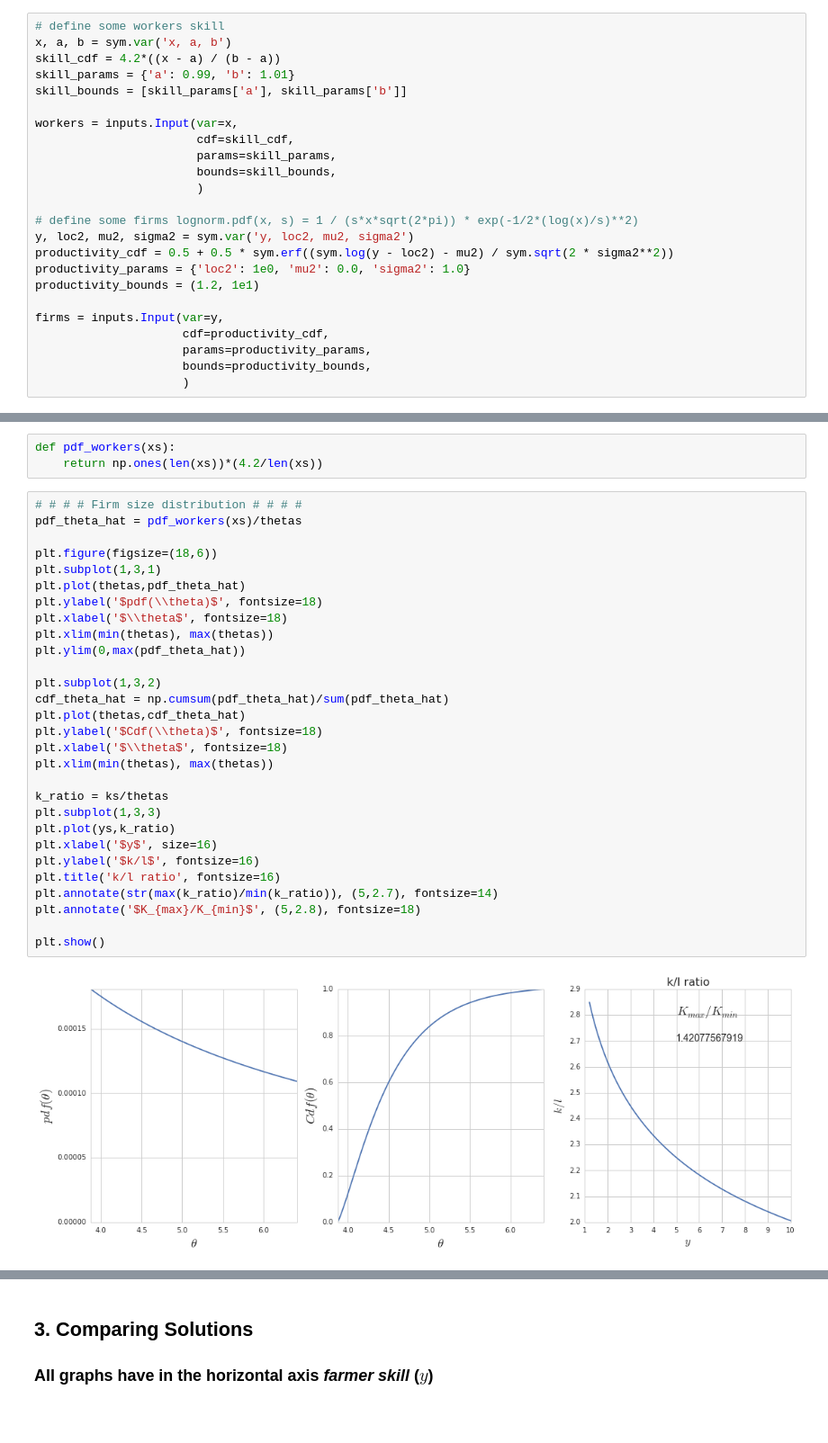
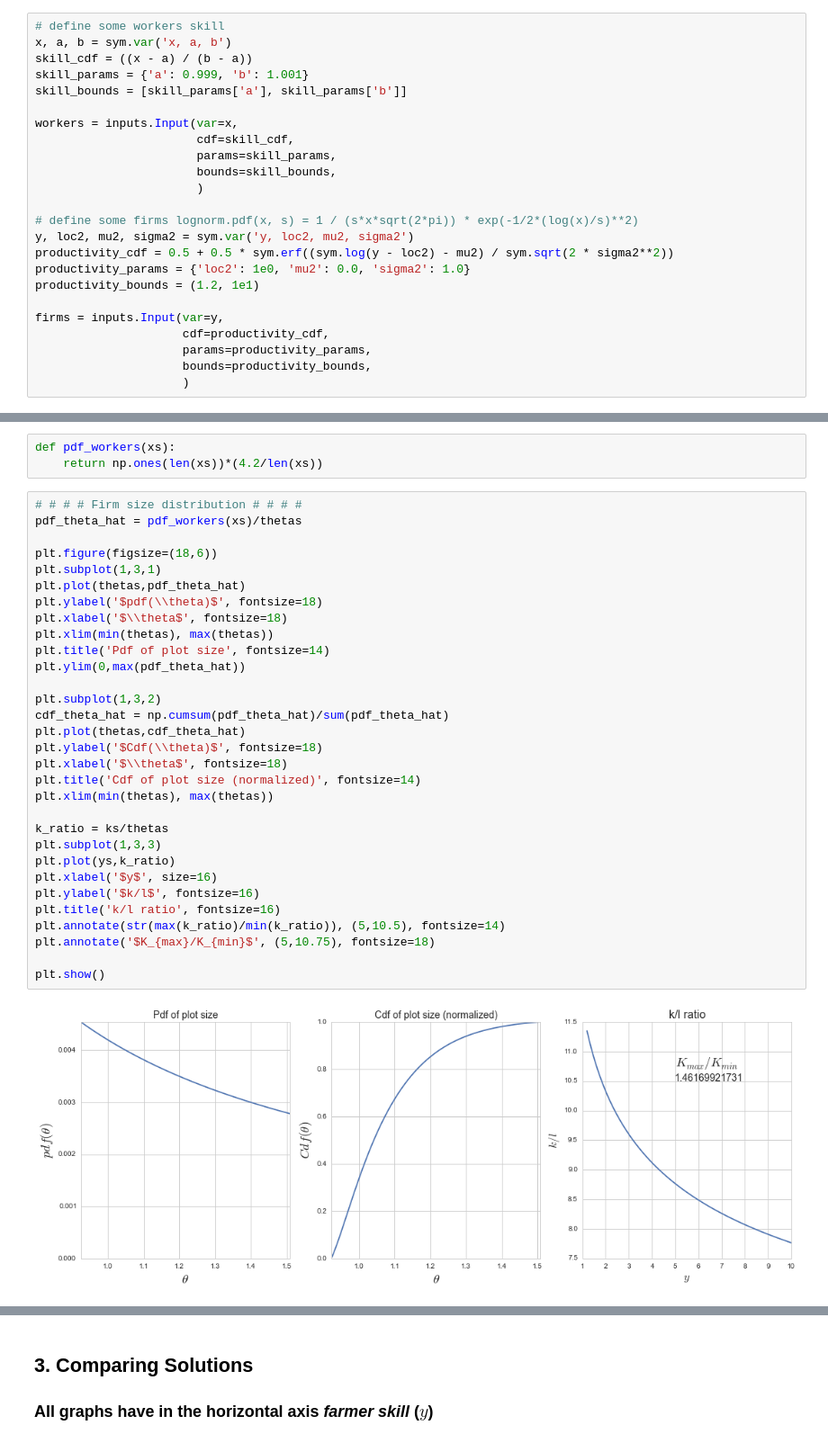
Before and after one commit to davidrpugh/assortative-matching-large-firms, a Jupyter notebook: Examples with K exp x.ipynb, the cells around one changed output, grey strips where cells are left out. Shown at 90% size. Drawn from its saved outputs; the diff is of its cells as text; blank space fills up the shorter version.

```diff
--- a/Examples with K exp x.ipynb
+++ b/Examples with K exp x.ipynb
@@ -36,8 +36,8 @@ Then the model is solved for Rich ($A=1,R=0.13099$) and Poor ($A=0.5105,R=0.8368
 # %%
 # define some workers skill
 x, a, b = sym.var('x, a, b')
-skill_cdf = 4.2*((x - a) / (b - a))
-skill_params = {'a': 0.99, 'b': 1.01}
+skill_cdf = ((x - a) / (b - a))
+skill_params = {'a': 0.999, 'b': 1.001}
 skill_bounds = [skill_params['a'], skill_params['b']]
 
 workers = inputs.Input(var=x,
@@ -166,31 +135,33 @@ def pdf_workers(xs):
 # %%
 # # # # Firm size distribution # # # #
 pdf_theta_hat = pdf_workers(xs)/thetas
 
 plt.figure(figsize=(18,6))
 plt.subplot(1,3,1)
 plt.plot(thetas,pdf_theta_hat)
 plt.ylabel('$pdf(\\theta)$', fontsize=18)
 plt.xlabel('$\\theta$', fontsize=18)
 plt.xlim(min(thetas), max(thetas))
+plt.title('Pdf of plot size', fontsize=14)
 plt.ylim(0,max(pdf_theta_hat))
 
 plt.subplot(1,3,2)
 cdf_theta_hat = np.cumsum(pdf_theta_hat)/sum(pdf_theta_hat)
 plt.plot(thetas,cdf_theta_hat)
 plt.ylabel('$Cdf(\\theta)$', fontsize=18)
 plt.xlabel('$\\theta$', fontsize=18)
+plt.title('Cdf of plot size (normalized)', fontsize=14)
 plt.xlim(min(thetas), max(thetas))
 
 k_ratio = ks/thetas
 plt.subplot(1,3,3)
 plt.plot(ys,k_ratio)
 plt.xlabel('$y$', size=16)
 plt.ylabel('$k/l$', fontsize=16)
 plt.title('k/l ratio', fontsize=16)
-plt.annotate(str(max(k_ratio)/min(k_ratio)), (5,2.7), fontsize=14)
-plt.annotate('$K_{max}/K_{min}$', (5,2.8), fontsize=18)
+plt.annotate(str(max(k_ratio)/min(k_ratio)), (5,10.5), fontsize=14)
+plt.annotate('$K_{max}/K_{min}$', (5,10.75), fontsize=18)
 
 plt.show()
 # %% [output]
-[figure, old version]
+[figure, new version]
```
Also changed, not shown: parts of 35 cells of this notebook.
